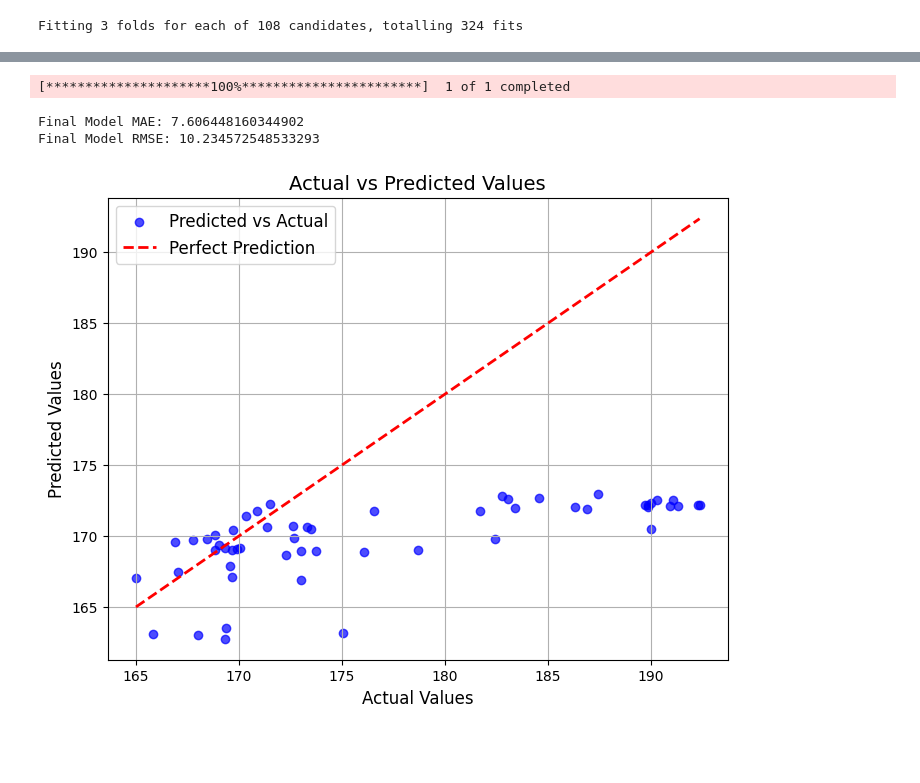
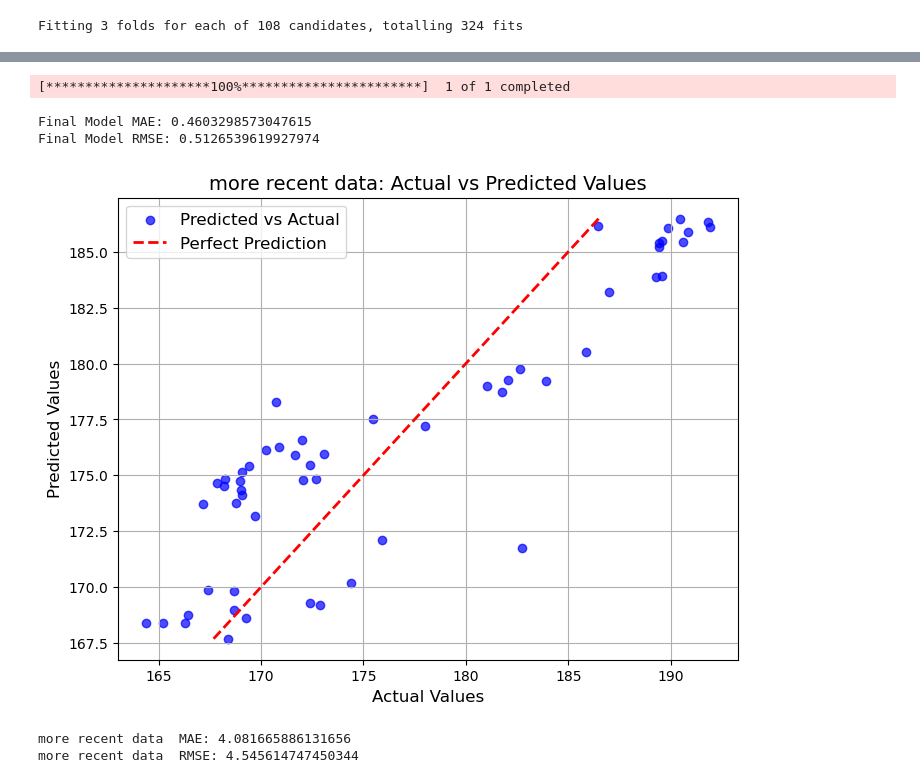
Before and after one commit to KERPalmer/university_final_year_project, a Jupyter notebook: randomForrest.ipynb, the cells around one changed output, grey strips where cells are left out. Cells and saved outputs as stored; diff of their text form; code cells hidden in the pictures; blank space fills up the shorter version.

```diff
--- a/randomForrest.ipynb
+++ b/randomForrest.ipynb
@@ -47,12 +25,3 @@ data.dropna(inplace=True)
-# %%
-# Features and target
-X = data[['SMA_10', 'SMA_50', 'Price_Change']]
-y = data['Target']
-
-# Split data into training and testing sets
-X_train, X_test, y_train, y_test = train_test_split(X, y, test_size=0.2, random_state=42)
-
-#print(f"Training samples: {len(X_train)}, Testing samples: {len(X_test)}")
 # %% [markdown]
 <h1> GridSearch setup </h1>
 # %%
@@ -73,12 +42,12 @@ grid_search = GridSearchCV(
     param_grid=param_grid,
     cv=3,                       # cross-validation
     scoring='neg_mean_absolute_error',         # Use mse as scoring
-    verbose=2,
+    verbose=1,
     n_jobs=-1                   # Use all available cores
 )
 
 # Perform grid search on training data
-grid_search.fit(X_train, y_train)
+grid_search.fit(X_train, Y_train)
 
 results_df = pd.DataFrame(grid_search.cv_results_)
 # %% [output]
@@ -152,37 +97,35 @@ Final Model RMSE: 2.611168629625419
 # %%
 # trying to predict more recent ones
 stock = yf.Ticker('AAPL')
 data_to_predict = yf.download("AAPL", start="2024-01-01", end="2024-06-01")
 data_to_predict['SMA_10'] = data_to_predict['Close'].rolling(window=10).mean()
 data_to_predict['SMA_50'] = data_to_predict['Close'].rolling(window=50).mean()
 data_to_predict['Price_Change'] = data_to_predict['Close'].pct_change()
 data_to_predict['Target'] = data_to_predict['Close'].shift(-1)
 data_to_predict.dropna(inplace=True)
 
-X = data_to_predict[['SMA_10', 'SMA_50', 'Price_Change']]
+X = data_to_predict[['SMA_10', 'SMA_50','Price_Change', 'High', 'Close', 'Open', 'Low']]
 Y = data_to_predict['Target']
 
-final_predictions = final_model.predict(X)
+X_scaled = scaler_X.fit_transform(X)
+Y_scaled = scaler_Y.fit_transform(Y.to_frame())
 
-mae = mean_absolute_error(Y, final_predictions)
-mse = mean_squared_error(Y, final_predictions)
+final_predictions = final_model.predict(X_scaled)
+
+inverse_scaled_prediction = scaler_Y.inverse_transform(final_predictions.reshape(-1, 1))
+
+mae = mean_absolute_error(Y_scaled, final_predictions)
+mse = mean_squared_error(Y_scaled, final_predictions)
 rmse = np.sqrt(mse)
 
 print(f"Final Model MAE: {mae}")
 print(f"Final Model RMSE: {rmse}")
 
-# Visualize Predictions vs. Actual Outcomes
-plt.figure(figsize=(8, 6))
-plt.scatter(Y, final_predictions, alpha=0.7, color='b', label='Predicted vs Actual')
-plt.plot([Y.min(), Y.max()], [Y.min(), Y.max()], 'r--', lw=2, label='Perfect Prediction')  # Diagonal line
-plt.title('Actual vs Predicted Values', fontsize=14)
-plt.xlabel('Actual Values', fontsize=12)
-plt.ylabel('Predicted Values', fontsize=12)
-plt.legend(fontsize=12)
-plt.grid(True)
-plt.show()
+graph_normal(inverse_scaled_prediction, Y, "more recent data")
 # %% [output]
 [*********************100%***********************]  1 of 1 completed
-Final Model MAE: 7.606448160344902
-Final Model RMSE: 10.234572548533293
+Final Model MAE: 0.4603298573047615
+Final Model RMSE: 0.5126539619927974
-[figure, old version]
+[figure, new version]
+more recent data  MAE: 4.081665886131656
+more recent data  RMSE: 4.545614747450344
```
Also changed, not shown: parts of 5 cells of this notebook, 9 other files.
